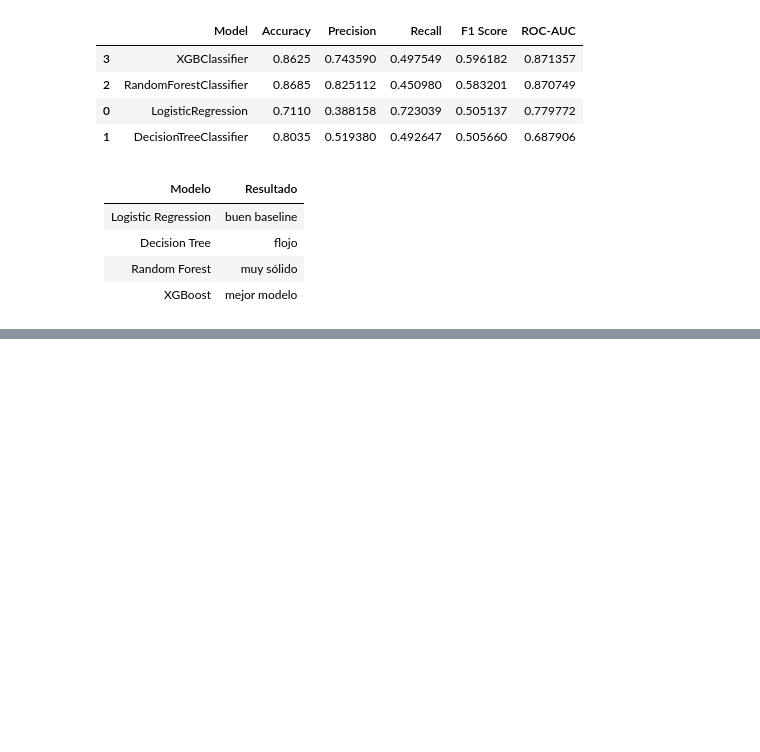
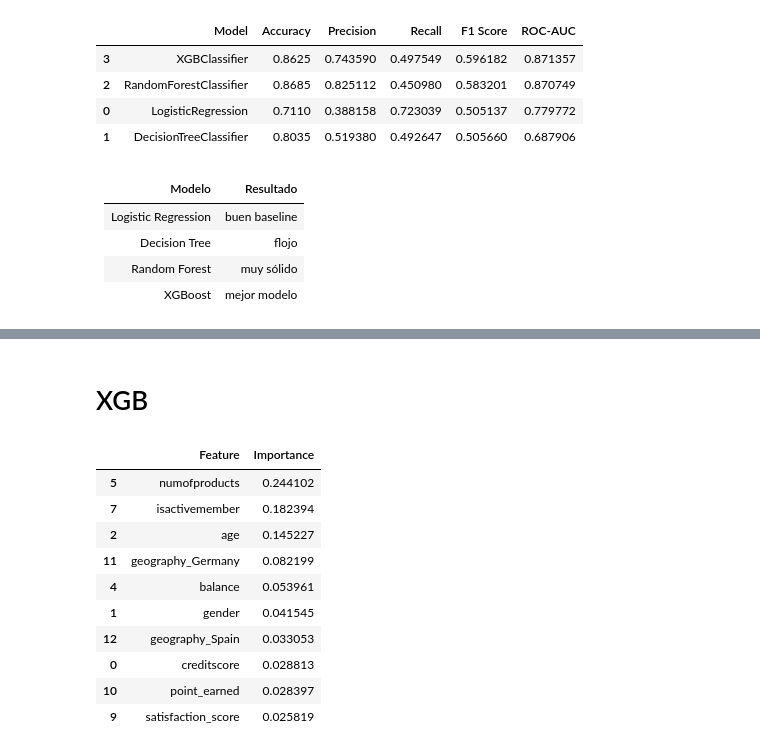
Before and after one commit to AlvaroMF02/Proyecto-Master-DataScience-Evolve-AlvaroMartinez, a Jupyter notebook: notebooks/03_models.ipynb, the cells around one changed output, grey strips where cells are left out. Cells and saved outputs as stored; diff of their text form; code cells hidden in the pictures; blank space fills up the shorter version.

```diff
--- a/notebooks/03_models.ipynb
+++ b/notebooks/03_models.ipynb
@@ -250,0 +294,27 @@ def plot_confusion_matrix(model, X_test, y_test):
+# %% [markdown]
+# XGB
+# %%
+#  XGBoost feature importance
+importance_df = pd.DataFrame({
+    "Feature": X_train.columns,
+    "Importance": xgb_model.feature_importances_
+})
+
+importance_df = importance_df.sort_values(
+    by="Importance",
+    ascending=False
+)
+
+importance_df.head(10)
+# %% [output]
+|  | Feature | Importance |
+| 5 | numofproducts | 0.244102 |
+| 7 | isactivemember | 0.182394 |
+| 2 | age | 0.145227 |
+| 11 | geography_Germany | 0.082199 |
+| 4 | balance | 0.053961 |
+| 1 | gender | 0.041545 |
+| 12 | geography_Spain | 0.033053 |
+| 0 | creditscore | 0.028813 |
+| 10 | point_earned | 0.028397 |
+| 9 | satisfaction_score | 0.025819 |
```
Also changed, not shown: parts of 7 cells of this notebook.
